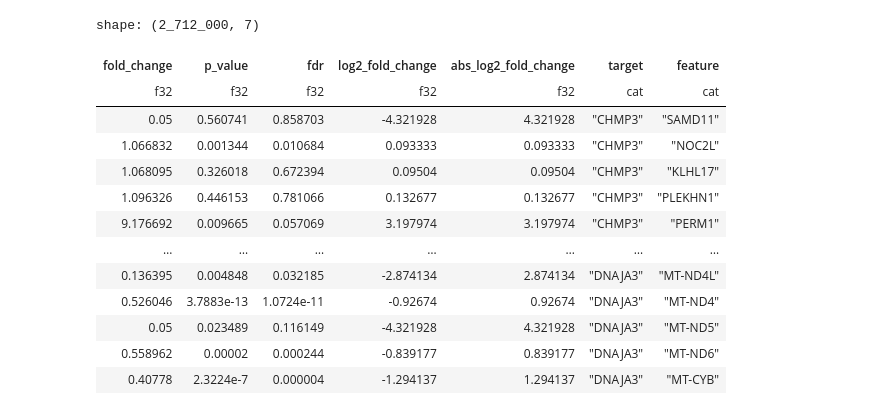
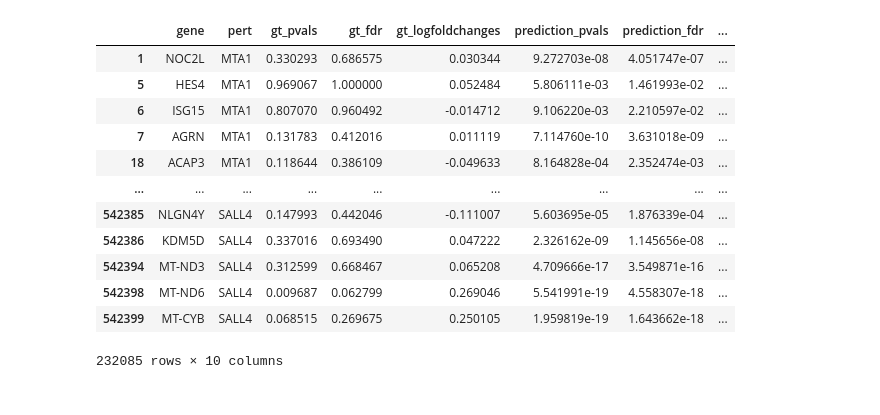
Before and after one commit to ZichongWang/nbglm, a Jupyter notebook: EDA.ipynb, the cells around one changed output. Saved outputs shown, nothing was run; the diff lists cells and outputs as text; code cells hidden in the pictures.

```diff
--- a/EDA.ipynb
+++ b/EDA.ipynb
@@ -9,20 +9,22 @@ df = pl.read_parquet("/home/wzc26/work/vcc/nbglm/data/all_de_cache/real_de.parqu
-# %%
-df
-# %% [output]
-shape: (2_712_000, 7)
-| fold_change | p_value | fdr | log2_fold_change | abs_log2_fold_change | target | feature |
-| f32 | f32 | f32 | f32 | f32 | cat | cat |
-| 0.05 | 0.560741 | 0.858703 | -4.321928 | 4.321928 | "CHMP3" | "SAMD11" |
-| 1.066832 | 0.001344 | 0.010684 | 0.093333 | 0.093333 | "CHMP3" | "NOC2L" |
-| 1.068095 | 0.326018 | 0.672394 | 0.09504 | 0.09504 | "CHMP3" | "KLHL17" |
-| 1.096326 | 0.446153 | 0.781066 | 0.132677 | 0.132677 | "CHMP3" | "PLEKHN1" |
-| 9.176692 | 0.009665 | 0.057069 | 3.197974 | 3.197974 | "CHMP3" | "PERM1" |
-| … | … | … | … | … | … | … |
-| 0.136395 | 0.004848 | 0.032185 | -2.874134 | 2.874134 | "DNAJA3" | "MT-ND4L" |
-| 0.526046 | 3.7883e-13 | 1.0724e-11 | -0.92674 | 0.92674 | "DNAJA3" | "MT-ND4" |
-| 0.05 | 0.023489 | 0.116149 | -4.321928 | 4.321928 | "DNAJA3" | "MT-ND5" |
-| 0.558962 | 0.00002 | 0.000244 | -0.839177 | 0.839177 | "DNAJA3" | "MT-ND6" |
-| 0.40778 | 2.3224e-7 | 0.000004 | -1.294137 | 1.294137 | "DNAJA3" | "MT-CYB" |
+# %%
+df = pd.read_csv("/home/wzc26/work/vcc/nbglm/outputs/poisson_reg_test__20251009_142752/metrics/de.csv")
+df_wrong = df[df['gt_significant']!=df['pred_significant']]
+# %%
+df_wrong
+# %% [output]
+|  | gene | pert | gt_pvals | gt_fdr | gt_logfoldchanges | prediction_pvals | prediction_fdr | ... |
+| 1 | NOC2L | MTA1 | 0.330293 | 0.686575 | 0.030344 | 9.272703e-08 | 4.051747e-07 | ... |
+| 5 | HES4 | MTA1 | 0.969067 | 1.000000 | 0.052484 | 5.806111e-03 | 1.461993e-02 | ... |
+| 6 | ISG15 | MTA1 | 0.807070 | 0.960492 | -0.014712 | 9.106220e-03 | 2.210597e-02 | ... |
+| 7 | AGRN | MTA1 | 0.131783 | 0.412016 | 0.011119 | 7.114760e-10 | 3.631018e-09 | ... |
+| 18 | ACAP3 | MTA1 | 0.118644 | 0.386109 | -0.049633 | 8.164828e-04 | 2.352474e-03 | ... |
+| ... | ... | ... | ... | ... | ... | ... | ... | ... |
+| 542385 | NLGN4Y | SALL4 | 0.147993 | 0.442046 | -0.111007 | 5.603695e-05 | 1.876339e-04 | ... |
+| 542386 | KDM5D | SALL4 | 0.337016 | 0.693490 | 0.047222 | 2.326162e-09 | 1.145656e-08 | ... |
+| 542394 | MT-ND3 | SALL4 | 0.312599 | 0.668467 | 0.065208 | 4.709666e-17 | 3.549871e-16 | ... |
+| 542398 | MT-ND6 | SALL4 | 0.009687 | 0.062799 | 0.269046 | 5.541991e-19 | 4.558307e-18 | ... |
+| 542399 | MT-CYB | SALL4 | 0.068515 | 0.269675 | 0.250105 | 1.959819e-19 | 1.643662e-18 | ... |
+232085 rows × 10 columns
 # %%
 import polars as pl
 
```
Also changed, not shown: parts of 9 cells of this notebook, 6 other files.
